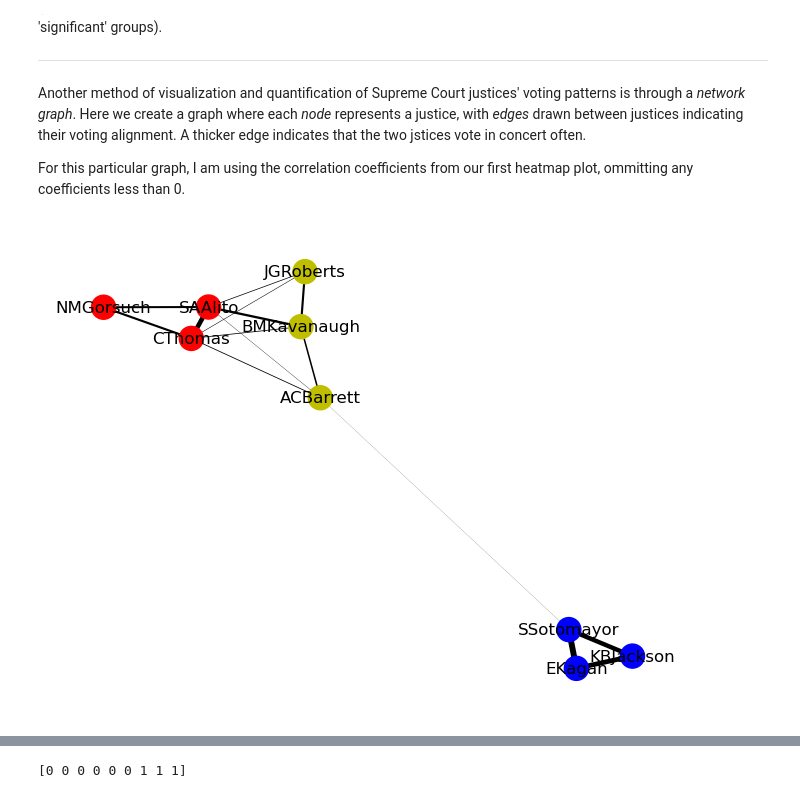
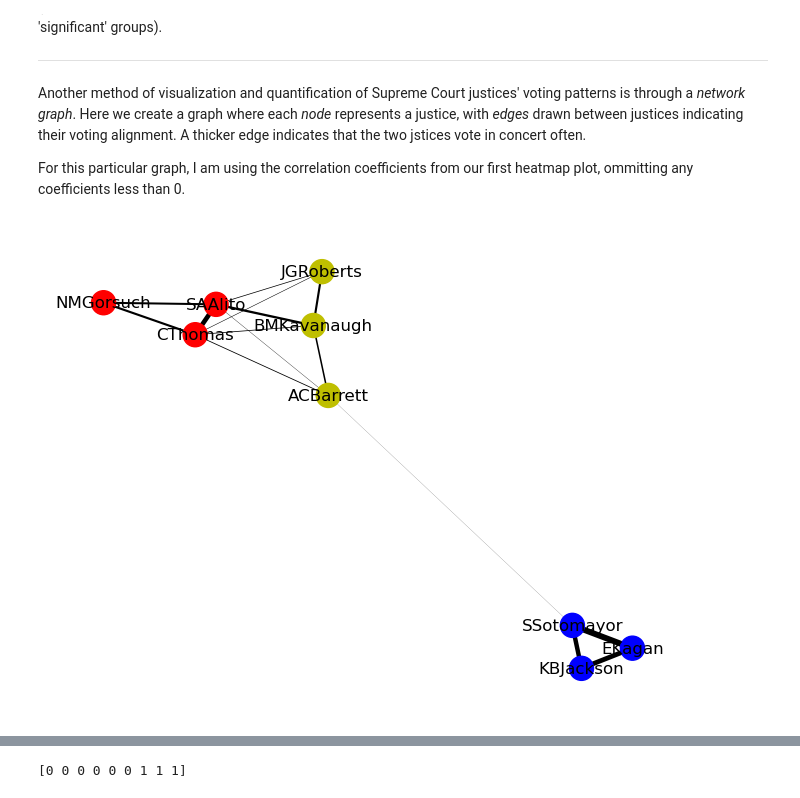
Before and after one commit to ghpetty/sc_datavis, a Jupyter notebook: SupremeCourtNetwork.ipynb, the cells around one changed output, grey strips where cells are left out. Cells and saved outputs as stored; diff of their text form; code cells hidden in the pictures.

```diff
--- a/SupremeCourtNetwork.ipynb
+++ b/SupremeCourtNetwork.ipynb
@@ -182,24 +215,24 @@ For this particular graph, I am using the correlation coefficients from our firs
 # %%
 # Create a Graph object and use our matrix to populate it:
 G = nx.Graph()
 num_nodes = corrMat.shape[0]
 for i in range(num_nodes):
     for j in range(i, num_nodes):  # Only iterate over upper triangle
         weight = corrMat[i,j]
         #weight = voteMat_frac[i,j]
         if weight > 0:
             G.add_edge(i, j, weight=weight)
 
 # Add labels to the nodes:
 node_labels = {i:j for i,j in zip(range(9),justiceOrder)}
 node_colors = ['y','r','r','y','y','r','b','b','b']
 # Define line widths from edge weights:
 edges = G.edges()
 weights = [G[u][v]['weight'] for u,v in edges]
 lineWidths = np.array(weights)*5
 G = nx.relabel_nodes(G, node_labels)
-pos = nx.spring_layout(G,weight='weight',iterations=1000,seed=42)
+pos = nx.spring_layout(G,weight='weight',iterations=100,seed=42)
 nx.draw(G, pos,with_labels=True,node_color=node_colors,width=lineWidths)
 plt.show()
 # %% [output]
-[figure, old version]
+[figure, new version]
```
Also changed, not shown: parts of 16 cells of this notebook.
